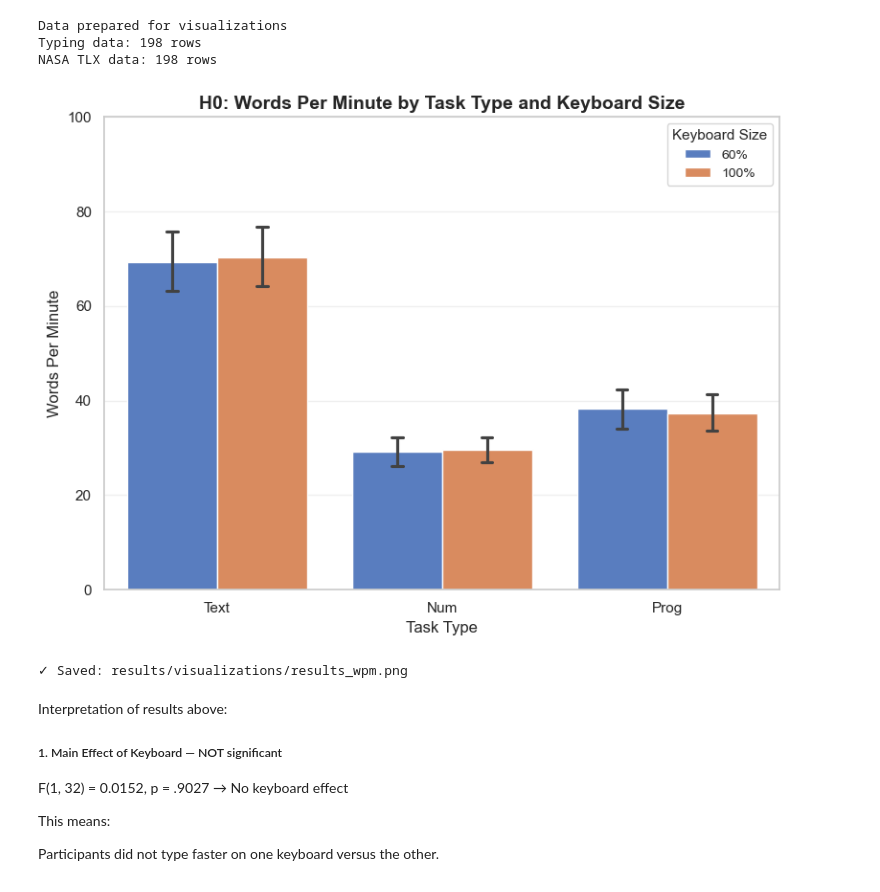
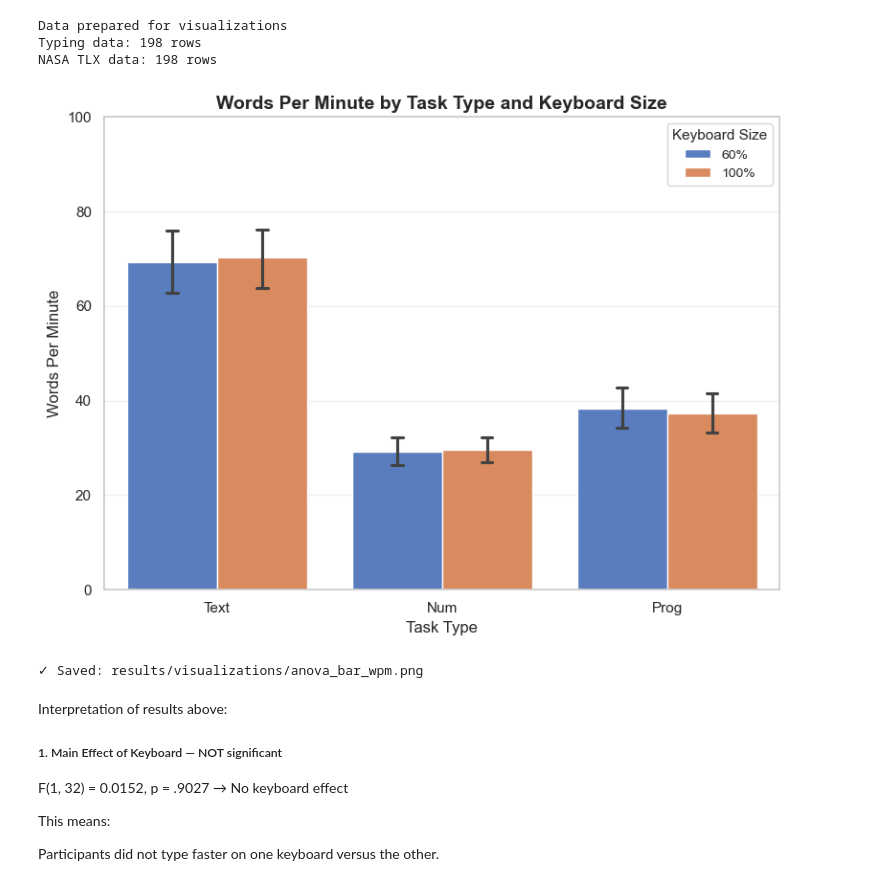
Before and after one commit to chris-asturiano/typing-test, a Jupyter notebook: data_analysis/data_analysis.ipynb, the cells around one changed output. Saved outputs shown, nothing was run; the diff lists cells and outputs as text; code cells hidden in the pictures.

```diff
--- a/data_analysis/data_analysis.ipynb
+++ b/data_analysis/data_analysis.ipynb
@@ -1235,31 +1235,31 @@ NASA TLX data: 198 rows
 # %%
 # H0 Visualization: WPM by Task Type and Keyboard Size
 plt.figure(figsize=(8, 6))
 ax = sns.barplot(
     data=plot_typing_data,
     x='Task_Simple',
     y='WPM',
     hue='Keyboard_Simple',
     palette='muted',
     errorbar=('ci', 95),
     capsize=0.1
 )
 plt.grid(axis='y', alpha=0.3)
 plt.xlabel('Task Type', fontsize=12)
 plt.ylabel('Words Per Minute', fontsize=12)
-plt.title('H0: Words Per Minute by Task Type and Keyboard Size', fontsize=14, fontweight='bold')
+plt.title('Words Per Minute by Task Type and Keyboard Size', fontsize=14, fontweight='bold')
 plt.ylim(0, 100)
 plt.legend(title='Keyboard Size', title_fontsize=11, fontsize=10, loc='upper right')
 plt.tight_layout()
 
 # Save high-resolution figure
 os.makedirs('results/visualizations', exist_ok=True)
-plt.savefig('results/visualizations/results_wpm.png', dpi=300, bbox_inches='tight')
+plt.savefig('results/visualizations/anova_bar_wpm.png', dpi=300, bbox_inches='tight')
 plt.show()
-print("✓ Saved: results/visualizations/results_wpm.png")
+print("✓ Saved: results/visualizations/anova_bar_wpm.png")
 # %% [output]
-[figure, old version]
+[figure, new version]
-✓ Saved: results/visualizations/results_wpm.png
+✓ Saved: results/visualizations/anova_bar_wpm.png
 # %% [markdown]
 Interpretation of results above:
 
```
Also changed, not shown: parts of 3 cells of this notebook, 8 other files.
